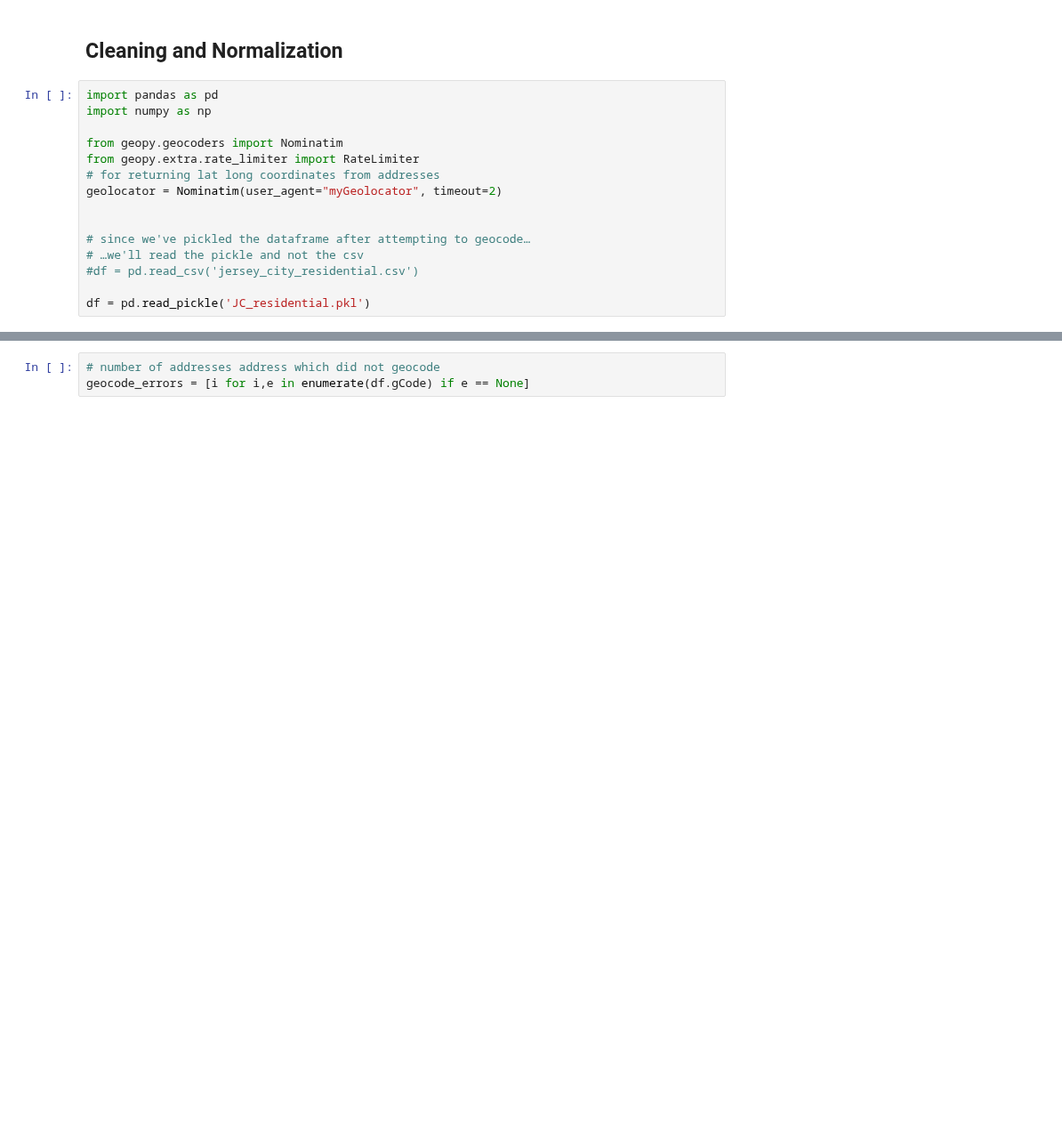
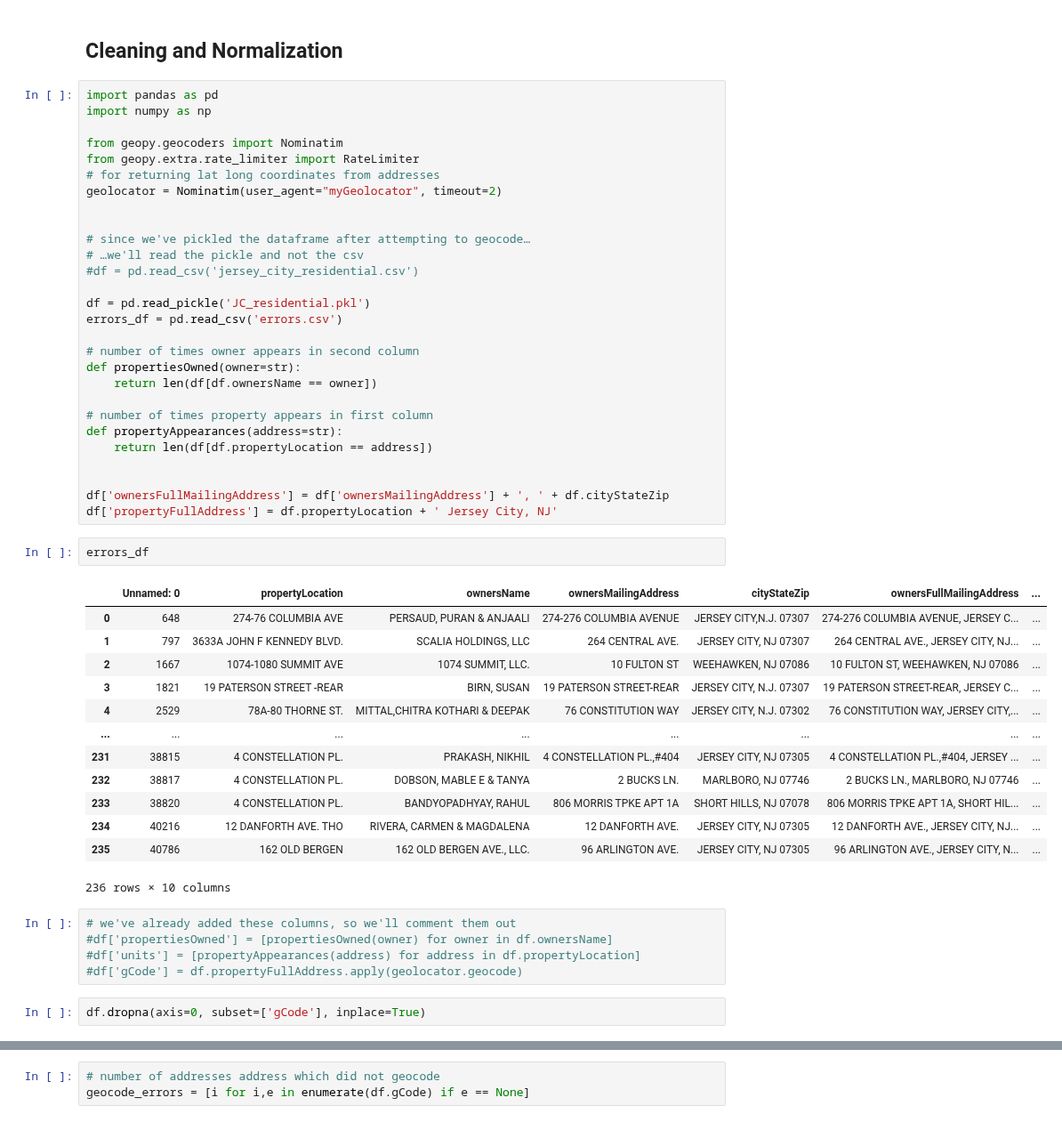
Before and after one commit to kylemichaelreaves/landlord_data, a Jupyter notebook: JC_residential.ipynb, the cells around one changed output, grey strips where cells are left out. Shown at 89% size. Cells and saved outputs as stored; diff of their text form; blank space fills up the shorter version.

```diff
--- a/JC_residential.ipynb
+++ b/JC_residential.ipynb
@@ -15,6 +15,42 @@ geolocator = Nominatim(user_agent="myGeolocator", timeout=2)
 #df = pd.read_csv('jersey_city_residential.csv')
 
 df = pd.read_pickle('JC_residential.pkl')
+errors_df = pd.read_csv('errors.csv')
+
+# number of times owner appears in second column
+def propertiesOwned(owner=str):
+    return len(df[df.ownersName == owner])
+
+# number of times property appears in first column
+def propertyAppearances(address=str):
+    return len(df[df.propertyLocation == address])
+
+
+df['ownersFullMailingAddress'] = df['ownersMailingAddress'] + ', ' + df.cityStateZip
+df['propertyFullAddress'] = df.propertyLocation + ' Jersey City, NJ'
+# %%
+errors_df
+# %% [output]
+|  | Unnamed: 0 | propertyLocation | ownersName | ownersMailingAddress | cityStateZip | ownersFullMailingAddress | ... |
+| 0 | 648 | 274-76 COLUMBIA AVE | PERSAUD, PURAN & ANJAALI | 274-276 COLUMBIA AVENUE | JERSEY CITY,N.J. 07307 | 274-276 COLUMBIA AVENUE, JERSEY C... | ... |
+| 1 | 797 | 3633A JOHN F KENNEDY BLVD. | SCALIA HOLDINGS, LLC | 264 CENTRAL AVE. | JERSEY CITY, NJ 07307 | 264 CENTRAL AVE., JERSEY CITY, NJ... | ... |
+| 2 | 1667 | 1074-1080 SUMMIT AVE | 1074 SUMMIT, LLC. | 10 FULTON ST | WEEHAWKEN, NJ 07086 | 10 FULTON ST, WEEHAWKEN, NJ 07086 | ... |
+| 3 | 1821 | 19 PATERSON STREET -REAR | BIRN, SUSAN | 19 PATERSON STREET-REAR | JERSEY CITY, N.J. 07307 | 19 PATERSON STREET-REAR, JERSEY C... | ... |
+| 4 | 2529 | 78A-80 THORNE ST. | MITTAL,CHITRA KOTHARI & DEEPAK | 76 CONSTITUTION WAY | JERSEY CITY, N.J. 07302 | 76 CONSTITUTION WAY, JERSEY CITY,... | ... |
+| ... | ... | ... | ... | ... | ... | ... | ... |
+| 231 | 38815 | 4 CONSTELLATION PL. | PRAKASH, NIKHIL | 4 CONSTELLATION PL.,#404 | JERSEY CITY, NJ 07305 | 4 CONSTELLATION PL.,#404, JERSEY ... | ... |
+| 232 | 38817 | 4 CONSTELLATION PL. | DOBSON, MABLE E & TANYA | 2 BUCKS LN. | MARLBORO, NJ 07746 | 2 BUCKS LN., MARLBORO, NJ 07746 | ... |
+| 233 | 38820 | 4 CONSTELLATION PL. | BANDYOPADHYAY, RAHUL | 806 MORRIS TPKE APT 1A | SHORT HILLS, NJ 07078 | 806 MORRIS TPKE APT 1A, SHORT HIL... | ... |
+| 234 | 40216 | 12 DANFORTH AVE. THO | RIVERA, CARMEN & MAGDALENA | 12 DANFORTH AVE. | JERSEY CITY, NJ 07305 | 12 DANFORTH AVE., JERSEY CITY, NJ... | ... |
+| 235 | 40786 | 162 OLD BERGEN | 162 OLD BERGEN AVE., LLC. | 96 ARLINGTON AVE. | JERSEY CITY, NJ 07305 | 96 ARLINGTON AVE., JERSEY CITY, N... | ... |
+236 rows × 10 columns
+# %%
+# we've already added these columns, so we'll comment them out
+#df['propertiesOwned'] = [propertiesOwned(owner) for owner in df.ownersName]
+#df['units'] = [propertyAppearances(address) for address in df.propertyLocation]
+#df['gCode'] = df.propertyFullAddress.apply(geolocator.geocode)
+# %%
+df.dropna(axis=0, subset=['gCode'], inplace=True)
 # %%
 df
 # %% [output]
```
Also changed, not shown: parts of 24 cells of this notebook.
